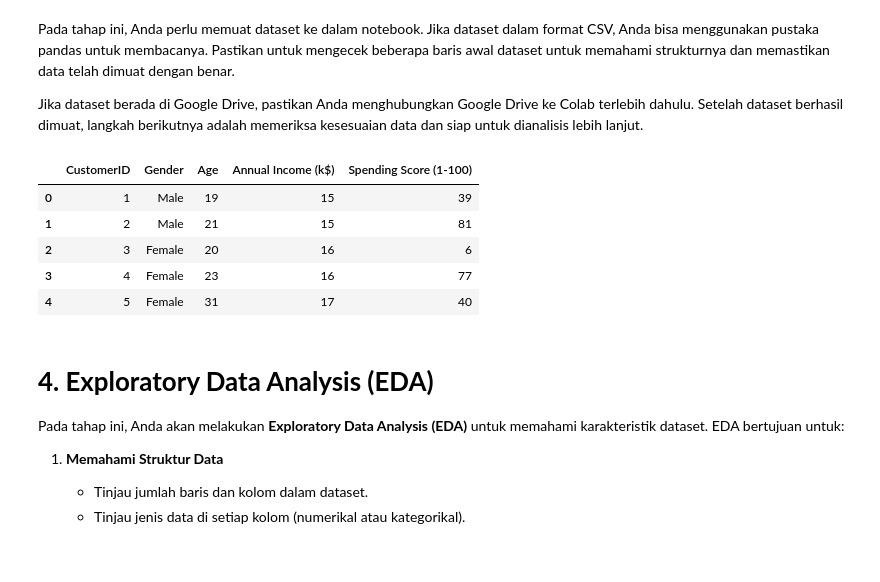
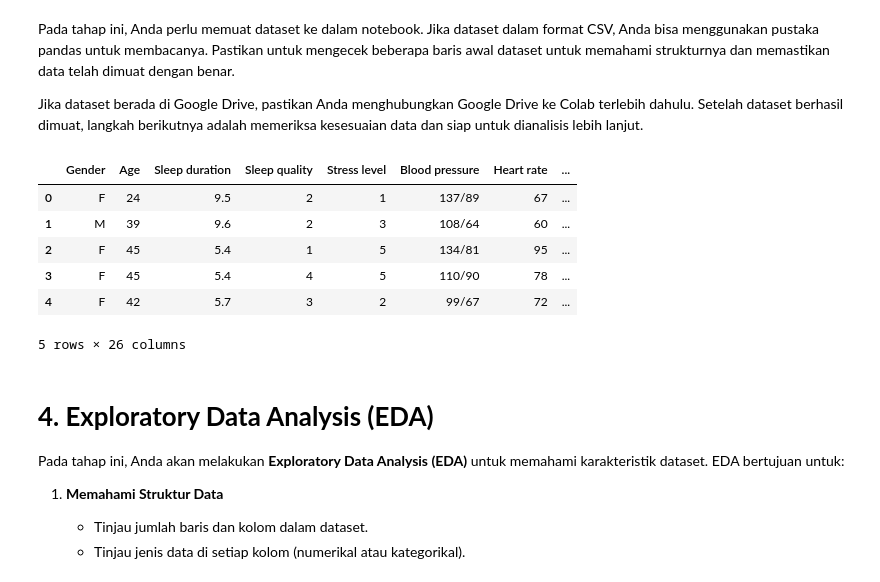
Before and after one commit to Salwazd21/proyek-ml, a Jupyter notebook: [Clustering]_Submission_Akhir_BMLP_Salwazd0421_(Updated).ipynb, the cells around one changed output. Saved outputs shown, nothing was run; the diff lists cells and outputs as text; code cells hidden in the pictures.

Commit message:
Upgrade semua dan ganti data

```diff
--- a/[Clustering]_Submission_Akhir_BMLP_Salwazd0421_(Updated).ipynb
+++ b/[Clustering]_Submission_Akhir_BMLP_Salwazd0421_(Updated).ipynb
@@ -37,15 +39,16 @@ Pada tahap ini, Anda perlu memuat dataset ke dalam notebook. Jika dataset dalam
 Jika dataset berada di Google Drive, pastikan Anda menghubungkan Google Drive ke Colab terlebih dahulu. Setelah dataset berhasil dimuat, langkah berikutnya adalah memeriksa kesesuaian data dan siap untuk dianalisis lebih lanjut.
 # %%
 path = 'Data-clustering.csv'
-df = pd.read_csv(r'D:\proyek-ml\Dataset.csv')
+df = pd.read_csv(r'D:\proyek-ml\Data\Dataset.csv')
 df.head()
 # %% [output]
-|  | CustomerID | Gender | Age | Annual Income (k$) | Spending Score (1-100) |
-| 0 | 1 | Male | 19 | 15 | 39 |
-| 1 | 2 | Male | 21 | 15 | 81 |
-| 2 | 3 | Female | 20 | 16 | 6 |
-| 3 | 4 | Female | 23 | 16 | 77 |
-| 4 | 5 | Female | 31 | 17 | 40 |
+|  | Gender | Age | Sleep duration | Sleep quality | Stress level | Blood pressure | Heart rate | ... |
+| 0 | F | 24 | 9.5 | 2 | 1 | 137/89 | 67 | ... |
+| 1 | M | 39 | 9.6 | 2 | 3 | 108/64 | 60 | ... |
+| 2 | F | 45 | 5.4 | 1 | 5 | 134/81 | 95 | ... |
+| 3 | F | 45 | 5.4 | 4 | 5 | 110/90 | 78 | ... |
+| 4 | F | 42 | 5.7 | 3 | 2 | 99/67 | 72 | ... |
+5 rows × 26 columns
 # %% [markdown]
 # **4. Exploratory Data Analysis (EDA)**
 
```
Also changed, not shown: parts of 21 cells of this notebook, 5 other files.
